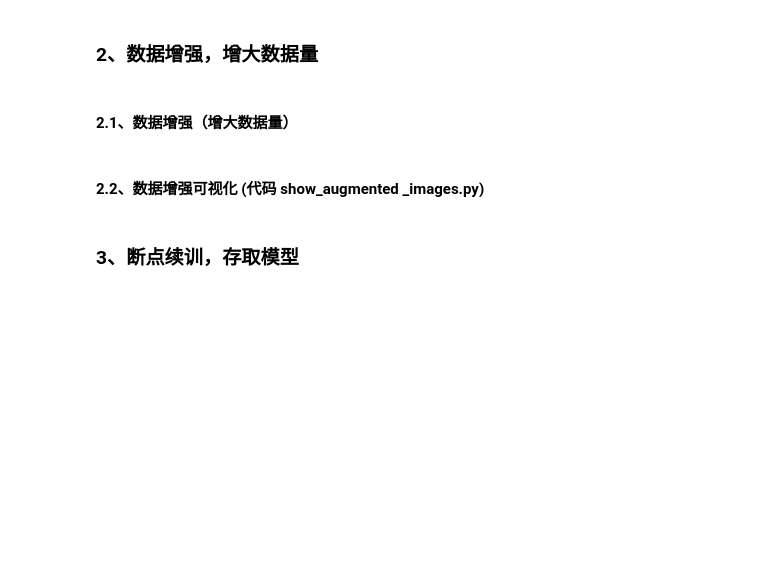
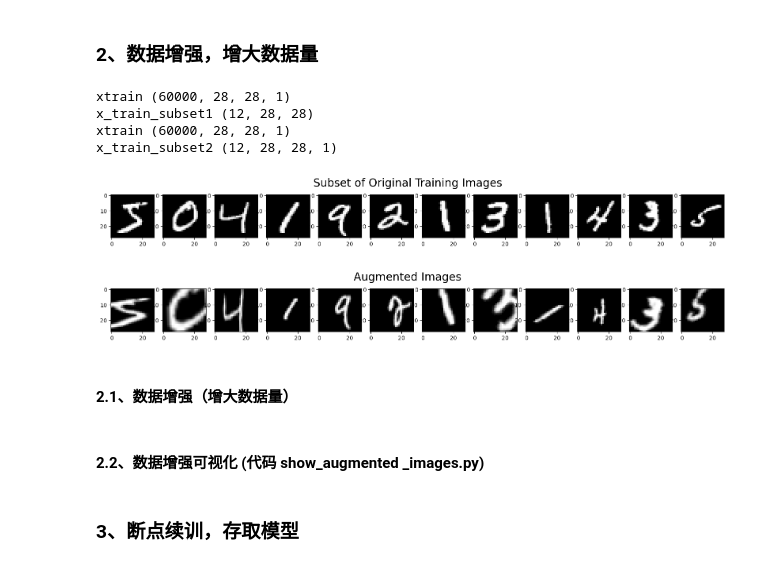
Before and after one commit to baiyinnamula/BeiJingDaXueAI, a Jupyter notebook: class04.ipynb, the cells around one changed output. Drawn from its saved outputs; the diff is of its cells as text; code cells hidden in the pictures; blank space fills up the shorter version.

```diff
--- a/class04.ipynb
+++ b/class04.ipynb
@@ -149,3 +108,56 @@ model.summary()
+# %%
+import tensorflow as tf
+from matplotlib import pyplot as plt
+from tensorflow.keras.preprocessing.image import ImageDataGenerator
+import numpy as np
+
+mnist = tf.keras.datasets.mnist
+(x_train, y_train), (x_test, y_test) = mnist.load_data()
+x_train = x_train.reshape(x_train.shape[0], 28, 28, 1) # 给数据增加一个维度，使数据和网络结构匹配
+x_test= x_test.reshape(x_test.shape[0], 28, 28, 1)
+
+image_gen_train = ImageDataGenerator(
+    rescale = 1. / 255,
+    rotation_range=45,
+    width_shift_range=.15,
+    height_shift_range=.15,
+    horizontal_flip=False,
+    zoom_range=0.5
+)
+
+image_gen_train.fit(x_train)
+print("xtrain", x_train.shape)
+x_train_subset1 = np.squeeze(x_train[:12])
+print("x_train_subset1",x_train_subset1.shape)
+print("xtrain", x_train.shape)
+x_train_subset2 = x_train[:12] # 一次显示12张图片
+print("x_train_subset2",x_train_subset2.shape)
+
+fig = plt.figure(figsize=(20, 2))
+plt.set_cmap('gray')
+# 显示原始图片
+for i in range(0, len(x_train_subset1)):
+    ax = fig.add_subplot(1, 12, i + 1)
+    ax.imshow(x_train_subset1[i])
+fig.suptitle('Subset of Original Training Images', fontsize=20)
+plt.show()
+
+# 显示增强后的图片
+for x_batch in image_gen_train.flow(x_train_subset2, batch_size=12, shuffle=False):
+    fig = plt.figure(figsize=(20, 2))
+    for i in range(0, 12):
+        ax = fig.add_subplot(1, 12, i + 1)
+        ax.imshow(np.squeeze(x_batch[i]))
+    fig.suptitle('Augmented Images', fontsize=20)
+    plt.show()
+    break
+# %% [output]
+xtrain (60000, 28, 28, 1)
+x_train_subset1 (12, 28, 28)
+xtrain (60000, 28, 28, 1)
+x_train_subset2 (12, 28, 28, 1)
+[figure, added]
+[figure, added]
 # %% [markdown]
 #### 2.1、数据增强（增大数据量）
 # %% [markdown]
```
Also changed, not shown: parts of 2 cells of this notebook.
